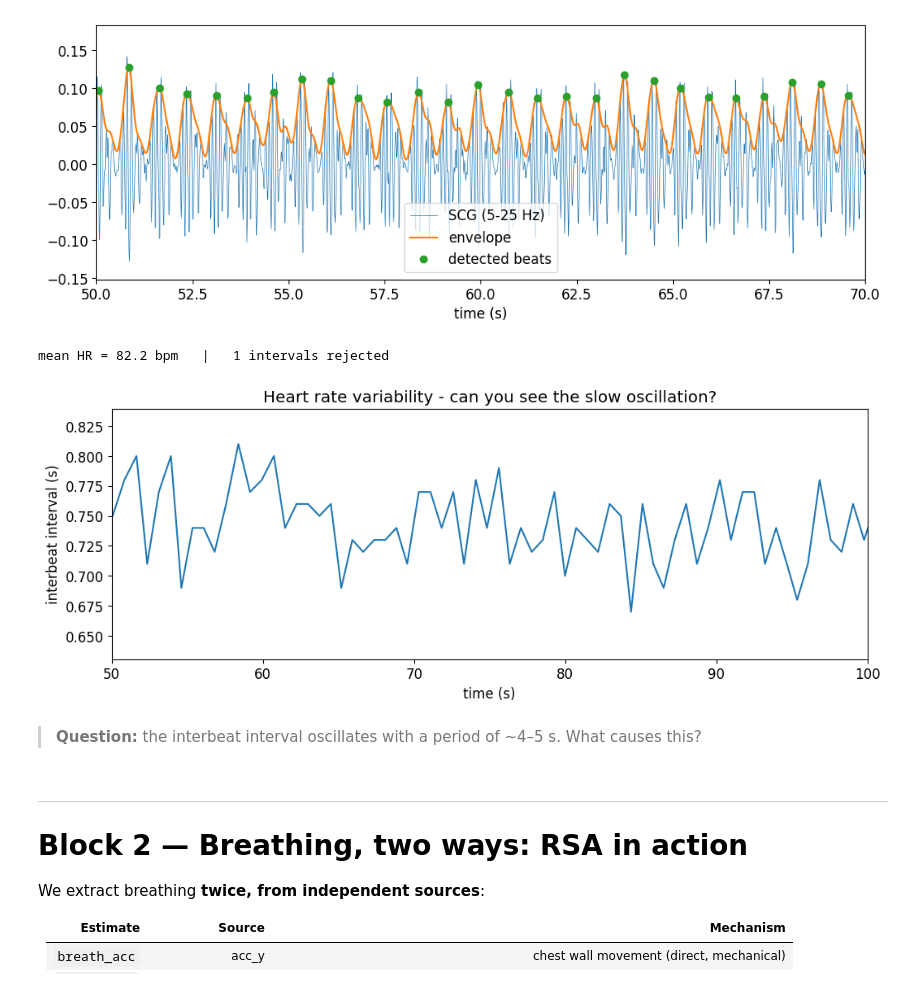
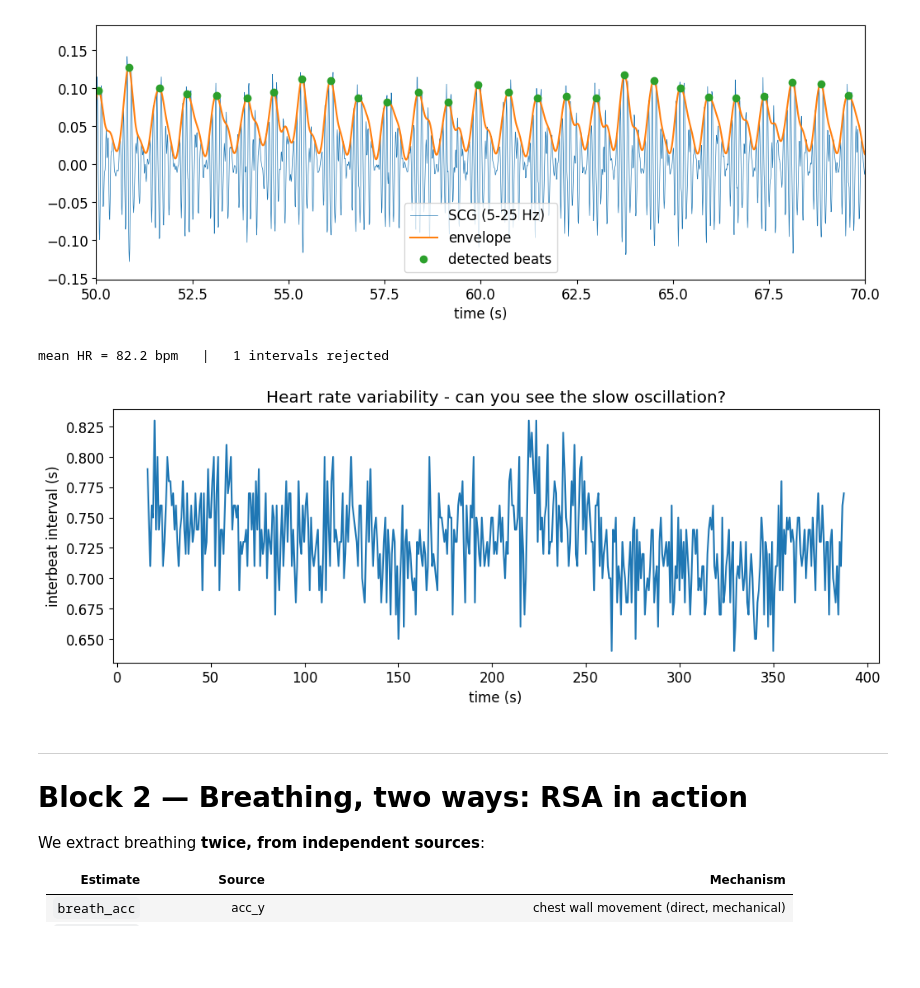
Before and after one commit to RonnyBartsch-BIU/Adriatica-Summer-School-2026, a Jupyter notebook: Adriatica2026_Tutorial_Bartsch_revised.ipynb, the cells around one changed output. Drawn from its saved outputs; the diff is of its cells as text; code cells hidden in the pictures; blank space fills up the shorter version.

```diff
--- a/Adriatica2026_Tutorial_Bartsch_revised.ipynb
+++ b/Adriatica2026_Tutorial_Bartsch_revised.ipynb
@@ -97,21 +97,18 @@ print(f"{len(beat_times)} beats detected in {t[-1]-t[0]:.0f} s")
 # %%
 # Beat-to-beat intervals (the SCG analog of ECG RR intervals)
 rri = np.diff(beat_times)
 med = np.median(rri)
 good = (rri > 0.7*med) & (rri < 1.3*med)     # reject implausible intervals (missed/double beats) within 30% of the median interval
 print(f"mean HR = {60/rri[good].mean():.1f} bpm   |   {np.sum(~good)} intervals rejected")
 
 plt.plot(beat_times[1:][good], rri[good])
 
 plt.xlabel("time (s)"); plt.ylabel("interbeat interval (s)")
 plt.title("Heart rate variability - can you see the slow oscillation?");
-plt.xlim(50, 100);
+#plt.xlim(50, 80);
 # %% [output]
 mean HR = 82.2 bpm   |   1 intervals rejected
-[figure, old version]
+[figure, new version]
-# %% [markdown]
-> **Question:** the interbeat interval oscillates with a period of ~4–5 s.
-> What causes this?
 # %% [markdown]
 ---
 # Block 2 — Breathing, two ways: RSA in action
```
Also changed, not shown: parts of 5 cells of this notebook.
